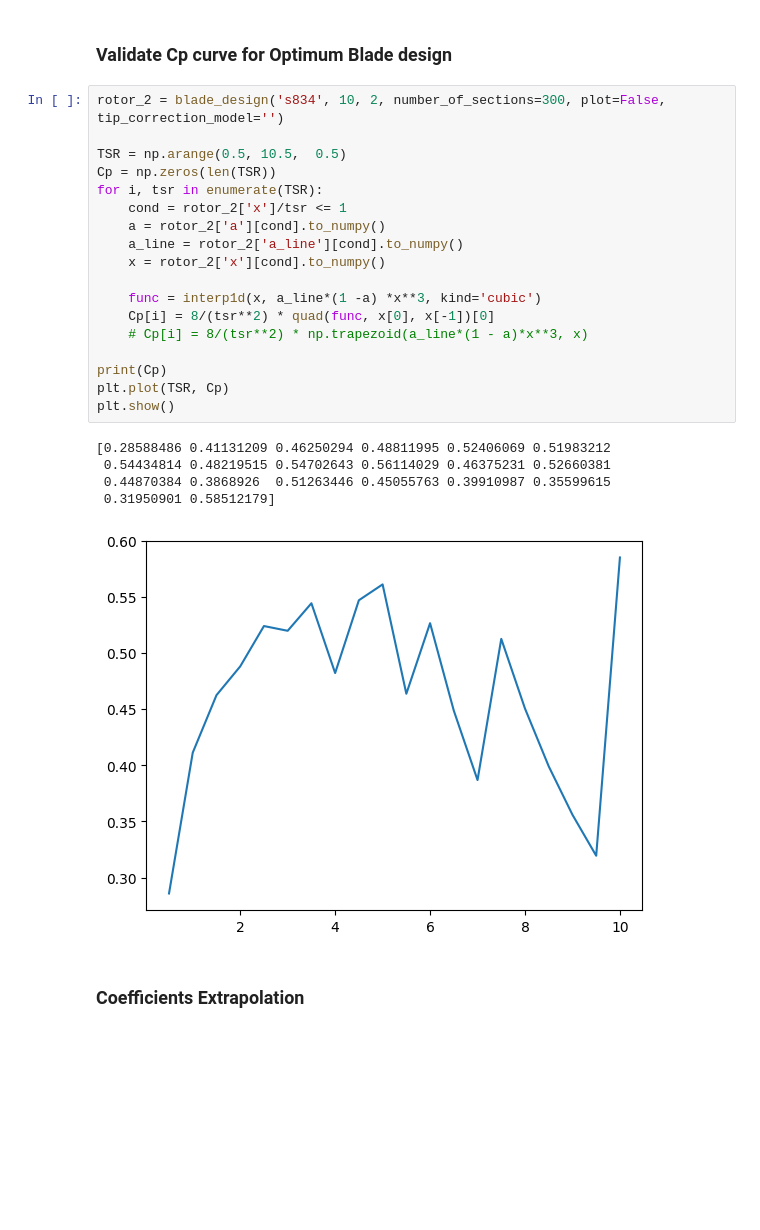
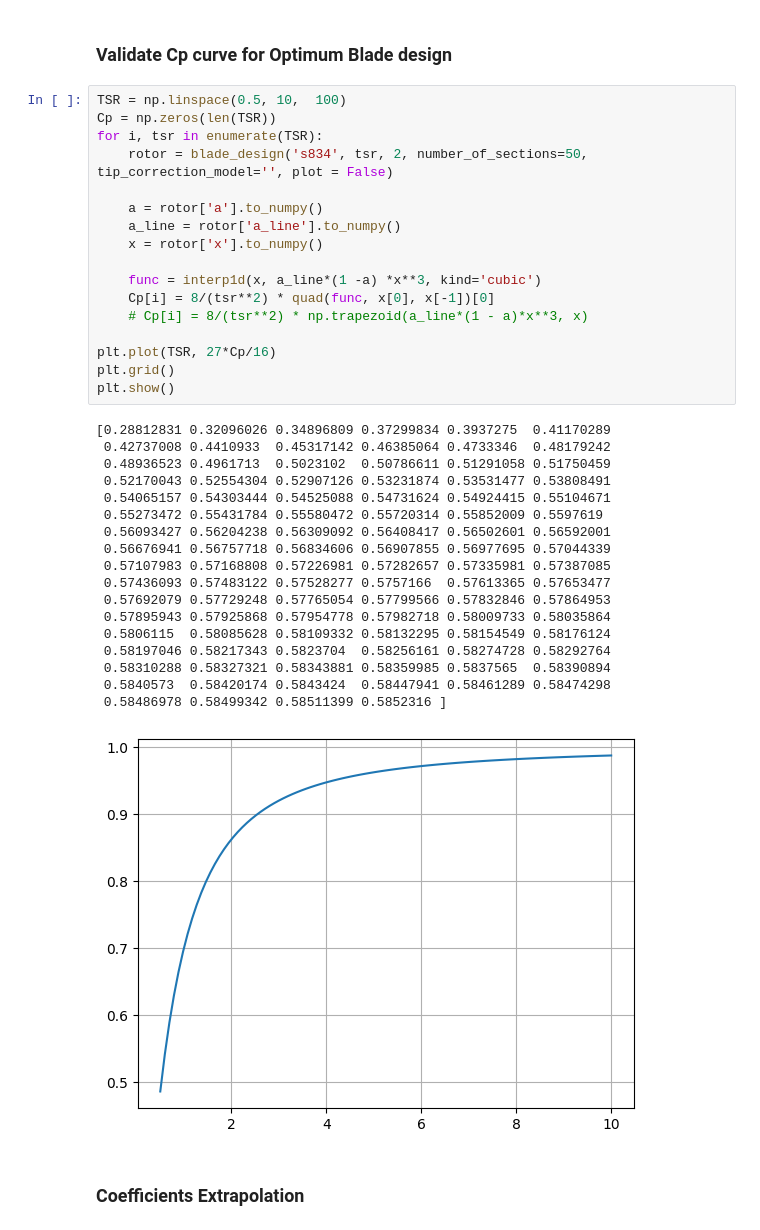
Before and after one commit to Widmark-Kaue/BEMT, a Jupyter notebook: case.ipynb, the cells around one changed output. Drawn from its saved outputs; the diff is of its cells as text; blank space fills up the shorter version.

Commit message:
update rotor project cells and way of compute Cp

```diff
--- a/case.ipynb
+++ b/case.ipynb
@@ -33,29 +17,41 @@ plt.show()
 # %% [markdown]
 ### Validate Cp curve for Optimum Blade design
 # %%
-rotor_2 = blade_design('s834', 10, 2, number_of_sections=300, plot=False, tip_correction_model='')
-
-TSR = np.arange(0.5, 10.5,  0.5)
+TSR = np.linspace(0.5, 10,  100)
 Cp = np.zeros(len(TSR))
 for i, tsr in enumerate(TSR):
-    cond = rotor_2['x']/tsr <= 1
-    a = rotor_2['a'][cond].to_numpy()
-    a_line = rotor_2['a_line'][cond].to_numpy()
-    x = rotor_2['x'][cond].to_numpy()
+    rotor = blade_design('s834', tsr, 2, number_of_sections=50, tip_correction_model='', plot = False)
+
+    a = rotor['a'].to_numpy()
+    a_line = rotor['a_line'].to_numpy()
+    x = rotor['x'].to_numpy()
 
     func = interp1d(x, a_line*(1 -a) *x**3, kind='cubic')
     Cp[i] = 8/(tsr**2) * quad(func, x[0], x[-1])[0]
     # Cp[i] = 8/(tsr**2) * np.trapezoid(a_line*(1 - a)*x**3, x)
 
-print(Cp)
-plt.plot(TSR, Cp)
+plt.plot(TSR, 27*Cp/16)
+plt.grid()
 plt.show()
 # %% [output]
-[0.28588486 0.41131209 0.46250294 0.48811995 0.52406069 0.51983212
- 0.54434814 0.48219515 0.54702643 0.56114029 0.46375231 0.52660381
- 0.44870384 0.3868926  0.51263446 0.45055763 0.39910987 0.35599615
- 0.31950901 0.58512179]
+[0.28812831 0.32096026 0.34896809 0.37299834 0.3937275  0.41170289
+ 0.42737008 0.4410933  0.45317142 0.46385064 0.4733346  0.48179242
+ 0.48936523 0.4961713  0.5023102  0.50786611 0.51291058 0.51750459
+ 0.52170043 0.52554304 0.52907126 0.53231874 0.53531477 0.53808491
+ 0.54065157 0.54303444 0.54525088 0.54731624 0.54924415 0.55104671
+ 0.55273472 0.55431784 0.55580472 0.55720314 0.55852009 0.5597619
+ 0.56093427 0.56204238 0.56309092 0.56408417 0.56502601 0.56592001
+ 0.56676941 0.56757718 0.56834606 0.56907855 0.56977695 0.57044339
+ 0.57107983 0.57168808 0.57226981 0.57282657 0.57335981 0.57387085
+ 0.57436093 0.57483122 0.57528277 0.5757166  0.57613365 0.57653477
+ 0.57692079 0.57729248 0.57765054 0.57799566 0.57832846 0.57864953
+ 0.57895943 0.57925868 0.57954778 0.57982718 0.58009733 0.58035864
+ 0.5806115  0.58085628 0.58109332 0.58132295 0.58154549 0.58176124
+ 0.58197046 0.58217343 0.5823704  0.58256161 0.58274728 0.58292764
+ 0.58310288 0.58327321 0.58343881 0.58359985 0.5837565  0.58390894
+ 0.5840573  0.58420174 0.5843424  0.58447941 0.58461289 0.58474298
+ 0.58486978 0.58499342 0.58511399 0.5852316 ]
-[figure, old version]
+[figure, new version]
 # %% [markdown]
 ### Coefficients Extrapolation
 # %%
```
Also changed, not shown: parts of 5 cells of this notebook.
